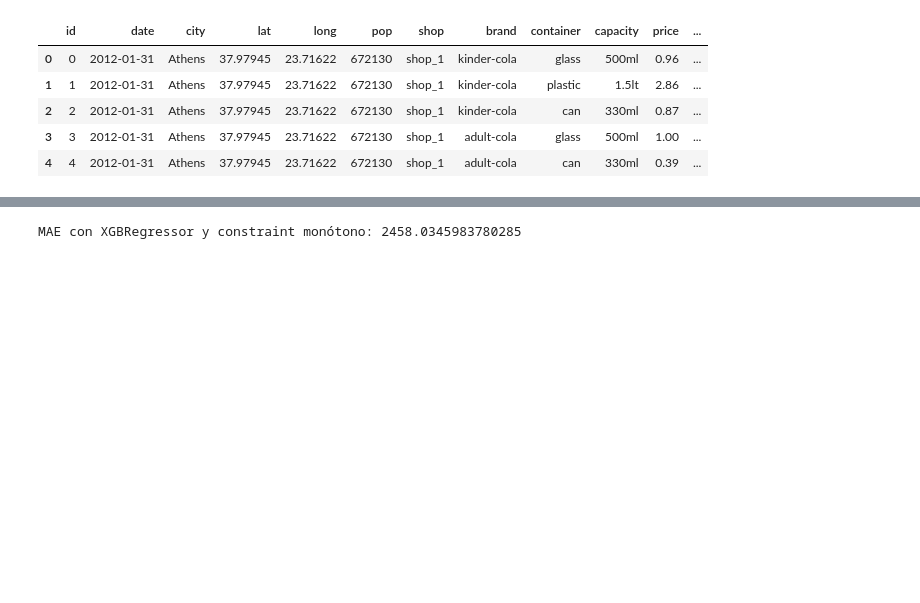
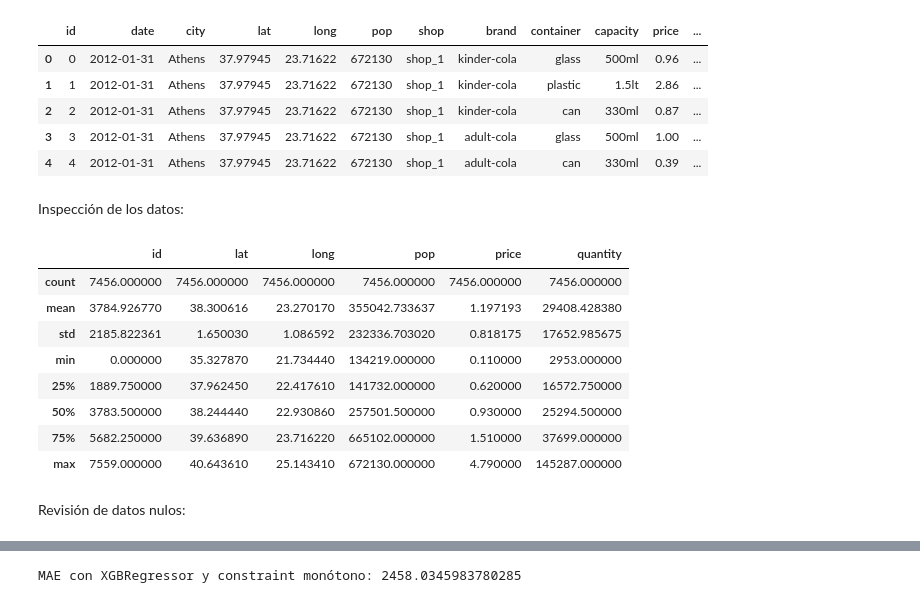
Before and after one commit to tomasaguirre-ignacioalbornoz/MDS7202, a Jupyter notebook: lab9/Enunciado.ipynb, the cells around one changed output, grey strips where cells are left out. Cells and saved outputs as stored; diff of their text form; code cells hidden in the pictures; blank space fills up the shorter version.

```diff
--- a/lab9/Enunciado.ipynb
+++ b/lab9/Enunciado.ipynb
@@ -74,3 +74,19 @@ df.head()
 | 2 | 2 | 2012-01-31 | Athens | 37.97945 | 23.71622 | 672130 | shop_1 | kinder-cola | can | 330ml | 0.87 | ... |
 | 3 | 3 | 2012-01-31 | Athens | 37.97945 | 23.71622 | 672130 | shop_1 | adult-cola | glass | 500ml | 1.00 | ... |
 | 4 | 4 | 2012-01-31 | Athens | 37.97945 | 23.71622 | 672130 | shop_1 | adult-cola | can | 330ml | 0.39 | ... |
+# %% [markdown]
+Inspección de los datos:
+# %%
+df.describe()
+# %% [output]
+|  | id | lat | long | pop | price | quantity |
+| count | 7456.000000 | 7456.000000 | 7456.000000 | 7456.000000 | 7456.000000 | 7456.000000 |
+| mean | 3784.926770 | 38.300616 | 23.270170 | 355042.733637 | 1.197193 | 29408.428380 |
+| std | 2185.822361 | 1.650030 | 1.086592 | 232336.703020 | 0.818175 | 17652.985675 |
+| min | 0.000000 | 35.327870 | 21.734440 | 134219.000000 | 0.110000 | 2953.000000 |
+| 25% | 1889.750000 | 37.962450 | 22.417610 | 141732.000000 | 0.620000 | 16572.750000 |
+| 50% | 3783.500000 | 38.244440 | 22.930860 | 257501.500000 | 0.930000 | 25294.500000 |
+| 75% | 5682.250000 | 39.636890 | 23.716220 | 665102.000000 | 1.510000 | 37699.000000 |
+| max | 7559.000000 | 40.643610 | 25.143410 | 672130.000000 | 4.790000 | 145287.000000 |
+# %% [markdown]
+Revisión de datos nulos:
```
Also changed, not shown: parts of 6 cells of this notebook.
